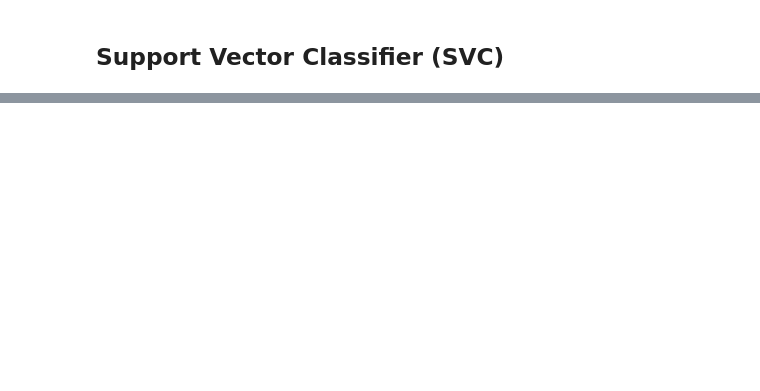
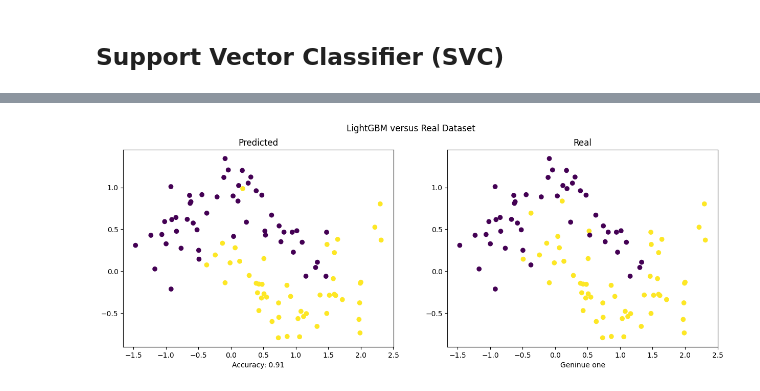
Before and after one commit to vugaer/ml-models, a Jupyter notebook: ML-Course-Tulsa/L1-HW.ipynb, the cells around one changed output, grey strips where cells are left out. Cells and saved outputs as stored; diff of their text form; code cells hidden in the pictures; blank space fills up the shorter version.

Commit message:
lightgbm

```diff
--- a/ML-Course-Tulsa/L1-HW.ipynb
+++ b/ML-Course-Tulsa/L1-HW.ipynb
@@ -256,0 +263,18 @@ pltmoons(X_test, y_test, y_pred, 'Logistic Regression')
+# %%
+lgbm = LGBMClassifier(
+    n_estimators=200,
+    learning_rate=0.03,
+    num_leaves=31,
+    min_child_samples=1,   # important for small moons
+    min_split_gain=0.0,
+    random_state=42,
+    n_jobs=-1,
+    verbose=-1
+)
+lgbm.fit(X_train, y_train)
+
+y_pred = lgbm.predict(X_test)
+# %%
+pltmoons(X_test, y_test, y_pred, 'LightGBM')
+# %% [output]
+[figure, added]
```
Also changed, not shown: parts of 10 cells of this notebook.
